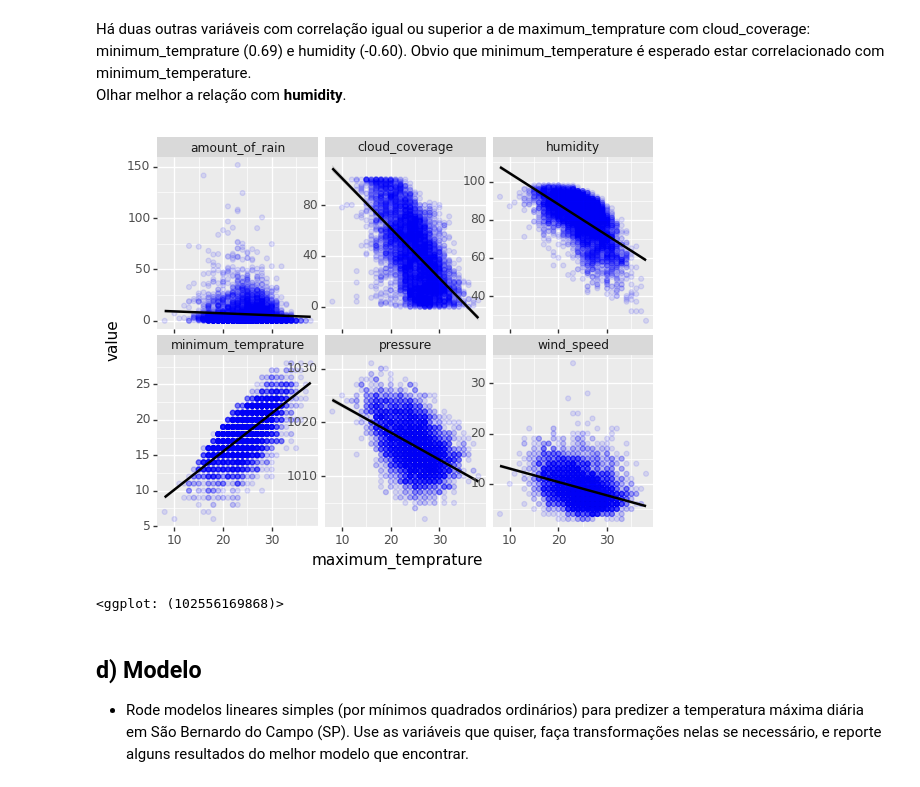
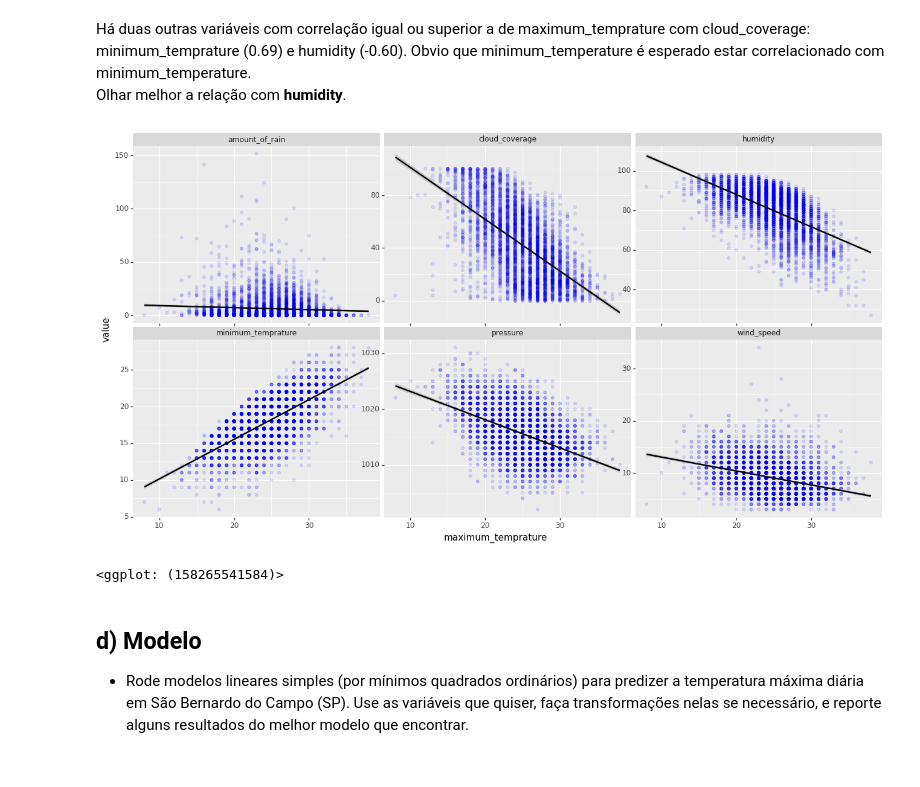
Before and after one commit to yltaba/dcp-machine-learning, a Jupyter notebook: aula_2/exercicios_aula_2.ipynb, the cells around one changed output. Saved outputs shown, nothing was run; the diff lists cells and outputs as text; code cells hidden in the pictures.

```diff
--- a/aula_2/exercicios_aula_2.ipynb
+++ b/aula_2/exercicios_aula_2.ipynb
@@ -43,25 +43,26 @@ Olhar melhor a relação com **humidity**.
 # %%
 c_numeric = c.select_dtypes(include=['int64', 'float64'])
 c_numeric_melt = (
     pd.melt(
         c_numeric,
         id_vars=['maximum_temprature'],
         var_name='variavel',
         value_name='value'
         )
         )
 
 plot1 = (
     ggplot(c_numeric_melt, aes('maximum_temprature', 'value'))
         + geom_point(color='blue', alpha=0.1)
         + stat_smooth(method='lm')
         + facet_wrap('~variavel', scales='free')
+        + theme(figure_size=(16, 8))
 )
 # ggsave(plot=plot1, filename='grafico.png', dpi=1000)
 plot1
 # %% [output]
-[figure, old version]
+[figure, new version]
-<ggplot: (102556169868)>
+<ggplot: (158265541584)>
 # %% [markdown]
 ## d) Modelo
 * Rode modelos lineares simples (por mínimos quadrados ordinários) para predizer a temperatura máxima diária em São Bernardo do Campo (SP). Use as
```
Also changed, not shown: parts of 1 cell of this notebook.
